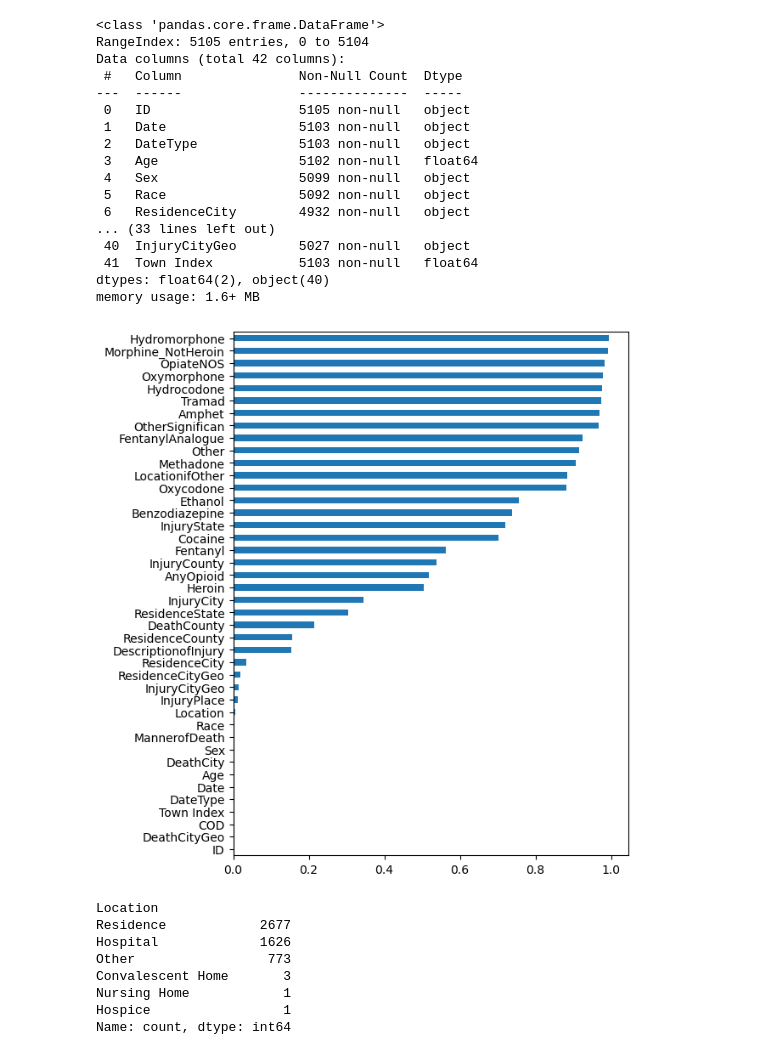
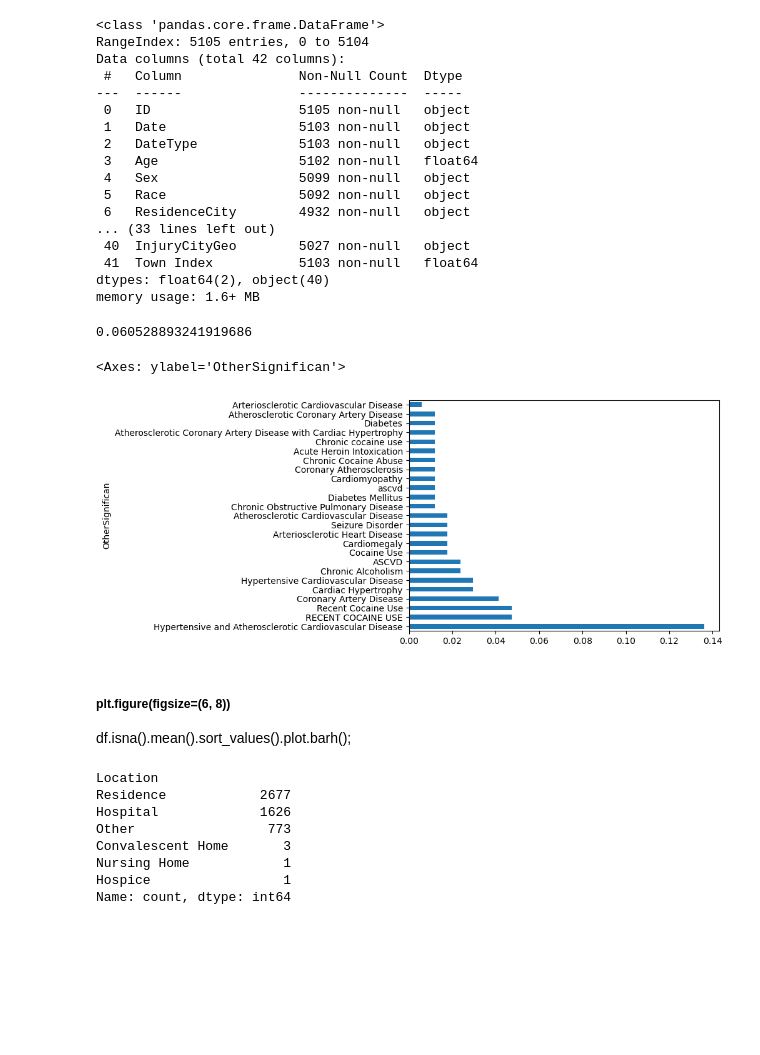
Before and after one commit to 7r3y70dd/383cst, a Jupyter notebook: extraProj.ipynb, the cells around one changed output. Cells and saved outputs as stored; diff of their text form; code cells hidden in the pictures; blank space fills up the shorter version.

```diff
--- a/extraProj.ipynb
+++ b/extraProj.ipynb
@@ -25,11 +25,18 @@ Data columns (total 42 columns):
  41  Town Index           5103 non-null   float64
 dtypes: float64(2), object(40)
 memory usage: 1.6+ MB
-# %%
-plt.figure(figsize=(6, 8))
-df.isna().mean().sort_values().plot.barh();
-# %% [output]
-[figure, removed]
+# %%
+(df['COD'].str.contains('and Fentanyl') == True).mean()
+# %% [output]
+0.060528893241919686
+# %%
+df['OtherSignifican'].value_counts(normalize=True)[:25].plot.barh()
+# %% [output]
+<Axes: ylabel='OtherSignifican'>
+[figure, added]
+# %% [markdown]
+##### plt.figure(figsize=(6, 8))
+df.isna().mean().sort_values().plot.barh();
 # %%
 df['Location'].value_counts()
 # %% [output]
```
Also changed, not shown: parts of 4 cells of this notebook, 2 other files.
